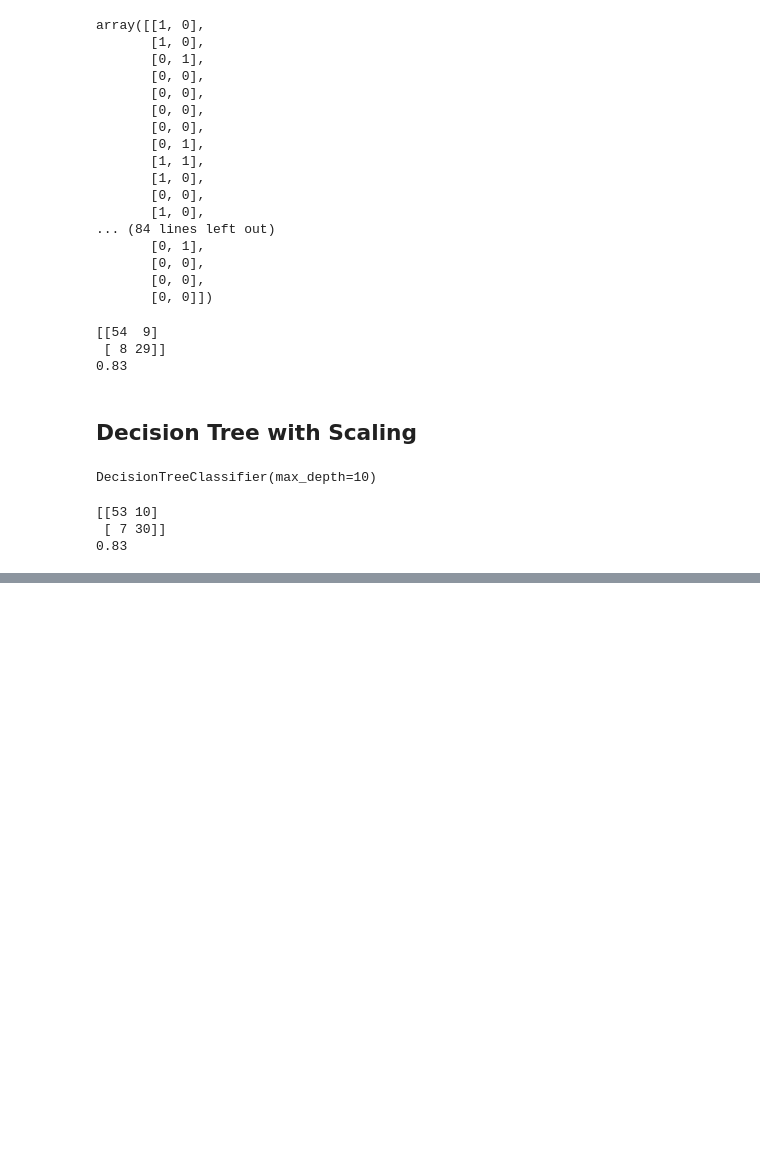
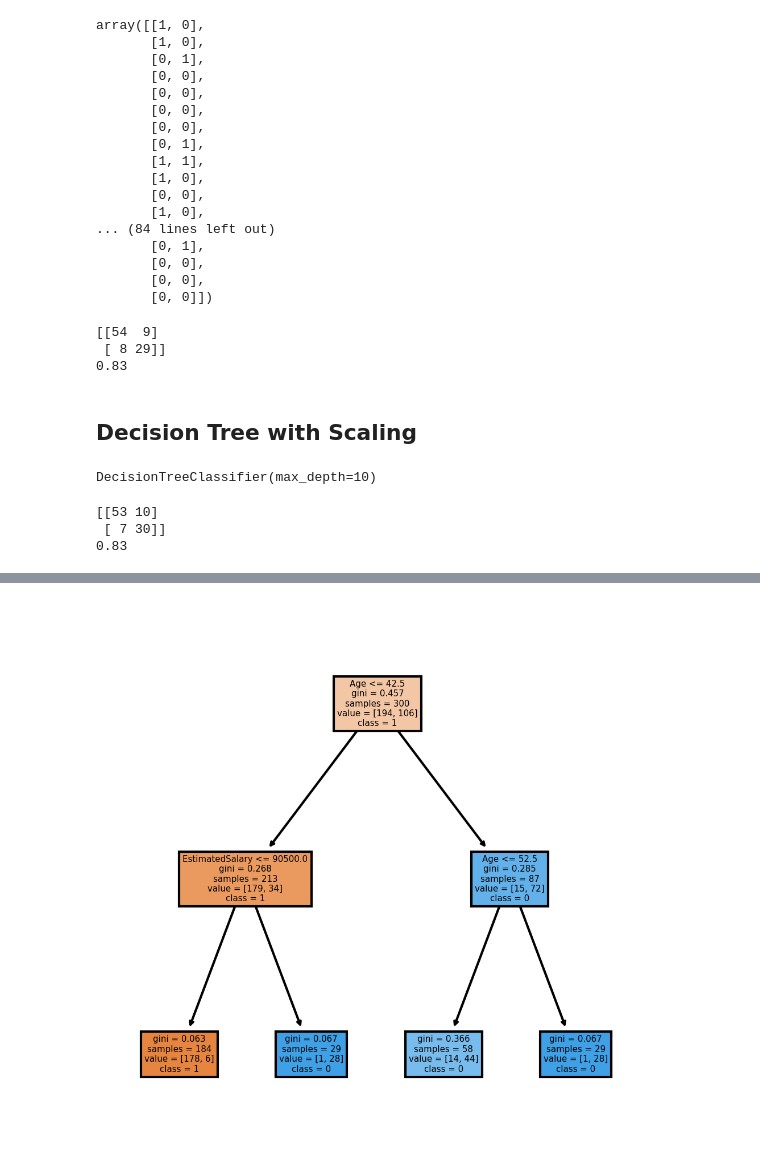
Before and after one commit to beercafeguy/PyMLLab, a Jupyter notebook: ML_A_Z/classification/decision_tree_classifier_simple.ipynb, the cells around one changed output, grey strips where cells are left out. Saved outputs shown, nothing was run; the diff lists cells and outputs as text; code cells hidden in the pictures; blank space fills up the shorter version.

```diff
--- a/ML_A_Z/classification/decision_tree_classifier_simple.ipynb
+++ b/ML_A_Z/classification/decision_tree_classifier_simple.ipynb
@@ -84,0 +142,11 @@ print(accuracy_score(y_test,y_pred))
+# %%
+fn=['Age','EstimatedSalary']
+cn=['1', '0']
+fig, axes = plt.subplots(nrows = 1,ncols = 1,figsize = (4,4), dpi=300)
+plot_tree(clf,
+               feature_names = fn,
+               class_names=cn,
+               filled = True);
+fig.savefig('imagename.png')
+# %% [output]
+[figure, added]
```
Also changed, not shown: parts of 4 cells of this notebook.
